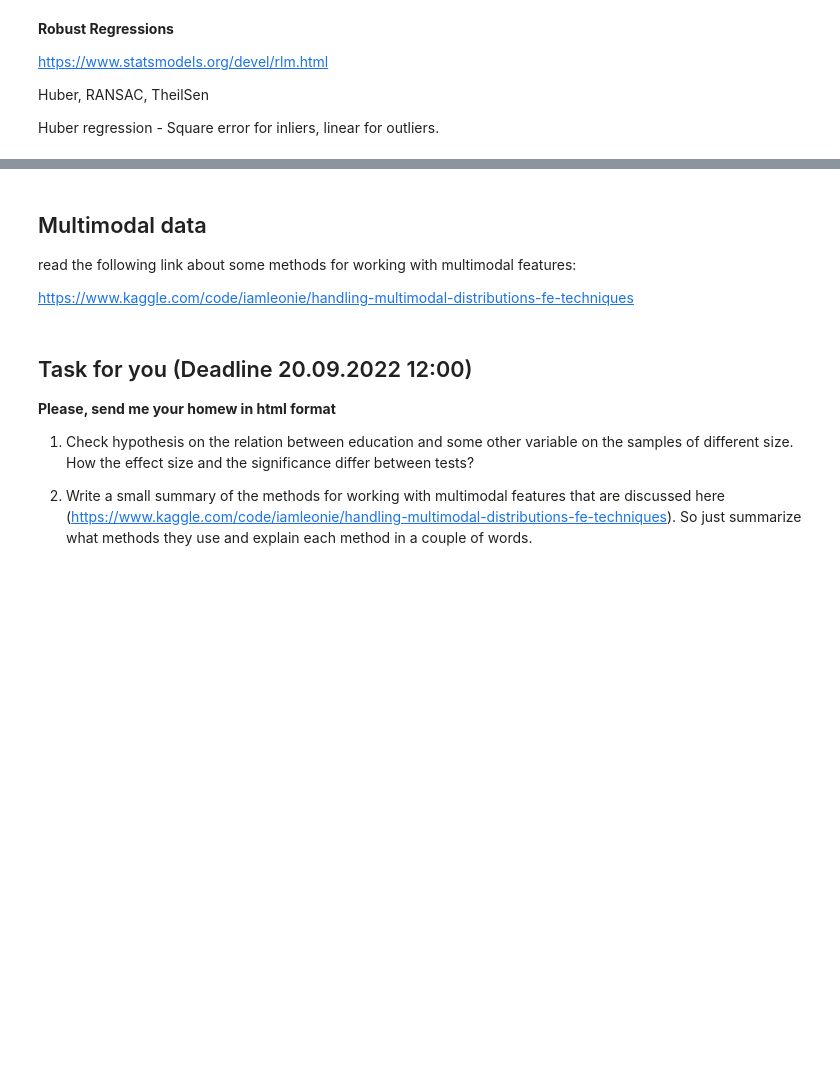
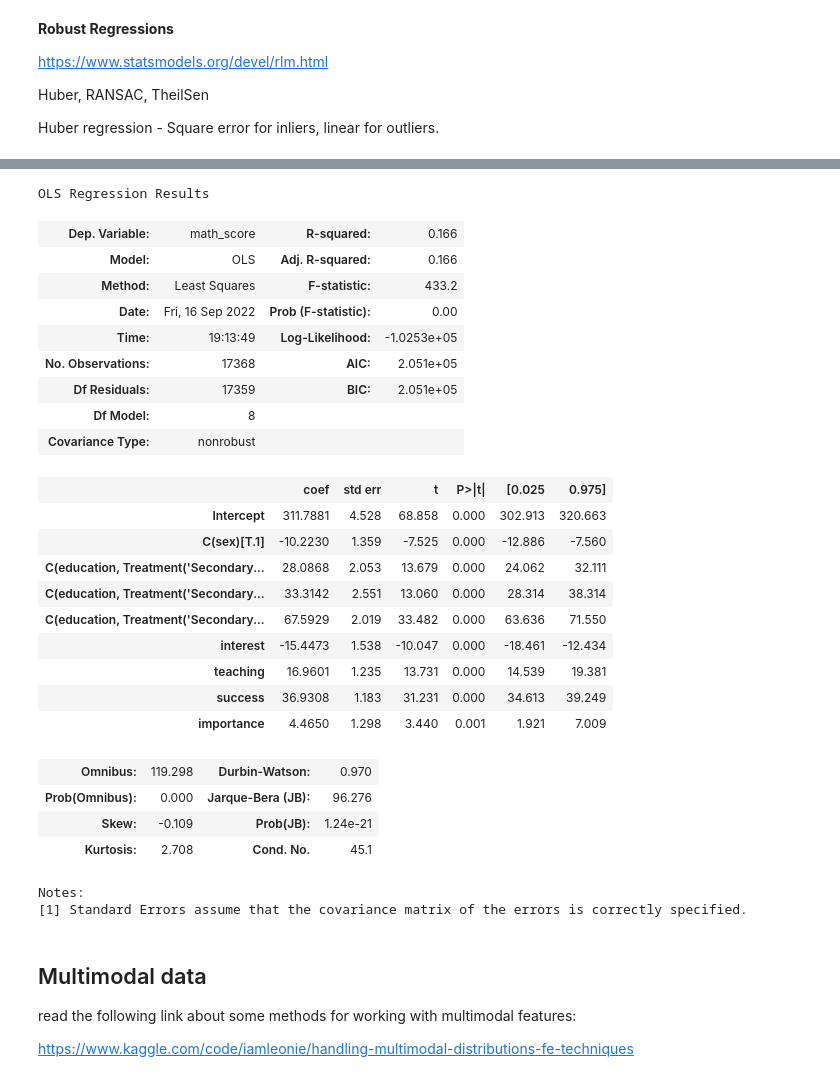
Before and after one commit to Pstva/daps2022, a Jupyter notebook: 02.Robust_estimates/Practice 2.ipynb, the cells around one changed output, grey strips where cells are left out. Cells and saved outputs as stored; diff of their text form; code cells hidden in the pictures; blank space fills up the shorter version.

```diff
--- a/02.Robust_estimates/Practice 2.ipynb
+++ b/02.Robust_estimates/Practice 2.ipynb
@@ -136,14 +339,35 @@ print(rlm.summary())
+# %%
+m_full.summary()
+# %% [output]
+OLS Regression Results
+| Dep. Variable: | math_score | R-squared: | 0.166 |
+| Model: | OLS | Adj. R-squared: | 0.166 |
+| Method: | Least Squares | F-statistic: | 433.2 |
+| Date: | Fri, 16 Sep 2022 | Prob (F-statistic): | 0.00 |
+| Time: | 19:13:49 | Log-Likelihood: | -1.0253e+05 |
+| No. Observations: | 17368 | AIC: | 2.051e+05 |
+| Df Residuals: | 17359 | BIC: | 2.051e+05 |
+| Df Model: | 8 |  |  |
+| Covariance Type: | nonrobust |  |  |
+|  | coef | std err | t | P>|t| | [0.025 | 0.975] |
+| Intercept | 311.7881 | 4.528 | 68.858 | 0.000 | 302.913 | 320.663 |
+| C(sex)[T.1] | -10.2230 | 1.359 | -7.525 | 0.000 | -12.886 | -7.560 |
+| C(education, Treatment('Secondary... | 28.0868 | 2.053 | 13.679 | 0.000 | 24.062 | 32.111 |
+| C(education, Treatment('Secondary... | 33.3142 | 2.551 | 13.060 | 0.000 | 28.314 | 38.314 |
+| C(education, Treatment('Secondary... | 67.5929 | 2.019 | 33.482 | 0.000 | 63.636 | 71.550 |
+| interest | -15.4473 | 1.538 | -10.047 | 0.000 | -18.461 | -12.434 |
+| teaching | 16.9601 | 1.235 | 13.731 | 0.000 | 14.539 | 19.381 |
+| success | 36.9308 | 1.183 | 31.231 | 0.000 | 34.613 | 39.249 |
+| importance | 4.4650 | 1.298 | 3.440 | 0.001 | 1.921 | 7.009 |
+| Omnibus: | 119.298 | Durbin-Watson: | 0.970 |
+| Prob(Omnibus): | 0.000 | Jarque-Bera (JB): | 96.276 |
+| Skew: | -0.109 | Prob(JB): | 1.24e-21 |
+| Kurtosis: | 2.708 | Cond. No. | 45.1 |
+Notes:
+[1] Standard Errors assume that the covariance matrix of the errors is correctly specified.
 # %% [markdown]
 ## Multimodal data
 
 read the following link about some methods for working with multimodal features:
 
 https://www.kaggle.com/code/iamleonie/handling-multimodal-distributions-fe-techniques
-# %% [markdown]
-## Task for you (Deadline 20.09.2022 12:00)
-
-**Please, send me your homew in html format**
-
-1. Check hypothesis on the relation between education and some other variable on the samples of different size. How the effect size and the significance differ between tests?
-
-2. Write a small summary of the methods for working with multimodal features that are discussed here (https://www.kaggle.com/code/iamleonie/handling-multimodal-distributions-fe-techniques). So just summarize what methods they use and explain each method in a couple of words.
```
Also changed, not shown: parts of 22 cells of this notebook, 3 other files.
